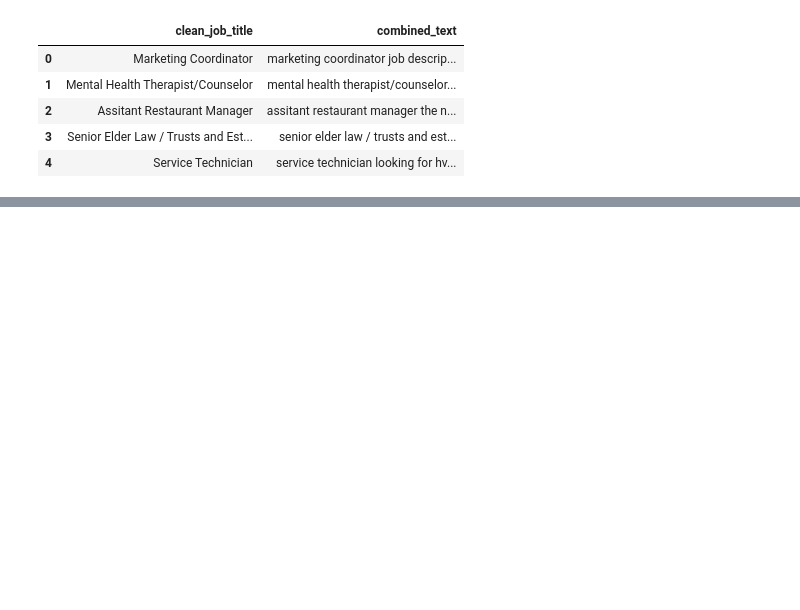
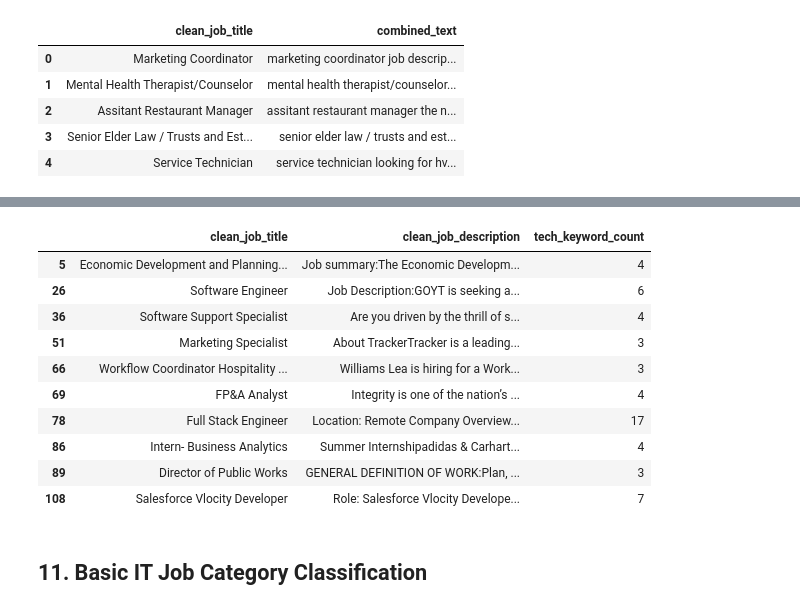
Before and after one commit to Aleksandar169/cv-job-matching-agent, a Jupyter notebook: notebooks/02_it_jobs_eda_and_cleaning.ipynb, the cells around one changed output, grey strips where cells are left out. Cells and saved outputs as stored; diff of their text form; code cells hidden in the pictures; blank space fills up the shorter version.

```diff
--- a/notebooks/02_it_jobs_eda_and_cleaning.ipynb
+++ b/notebooks/02_it_jobs_eda_and_cleaning.ipynb
@@ -417,0 +443,5 @@ it_tech_keywords = [
+# %%
+df_jobs_it = df_jobs[
+    (df_jobs["title_has_it_keyword"] == True) |
+    (df_jobs["tech_keyword_count"] >= 3)
+].copy()
@@ -417,0 +452,20 @@ it_tech_keywords = [
+# %%
+df_jobs_it[[
+    "clean_job_title",
+    "clean_job_description",
+    "tech_keyword_count"
+]].head(10)
+# %% [output]
+|  | clean_job_title | clean_job_description | tech_keyword_count |
+| 5 | Economic Development and Planning... | Job summary:The Economic Developm... | 4 |
+| 26 | Software Engineer | Job Description:GOYT is seeking a... | 6 |
+| 36 | Software Support Specialist | Are you driven by the thrill of s... | 4 |
+| 51 | Marketing Specialist | About TrackerTracker is a leading... | 3 |
+| 66 | Workflow Coordinator Hospitality ... | Williams Lea is hiring for a Work... | 3 |
+| 69 | FP&A Analyst | Integrity is one of the nation’s ... | 4 |
+| 78 | Full Stack Engineer | Location: Remote Company Overview... | 17 |
+| 86 | Intern- Business Analytics | Summer Internshipadidas & Carhart... | 4 |
+| 89 | Director of Public Works | GENERAL DEFINITION OF WORK:Plan, ... | 3 |
+| 108 | Salesforce Vlocity Developer | Role: Salesforce Vlocity Develope... | 7 |
+# %% [markdown]
+## 11. Basic IT Job Category Classification
```
Also changed, not shown: parts of 14 cells of this notebook, 2 other files.
